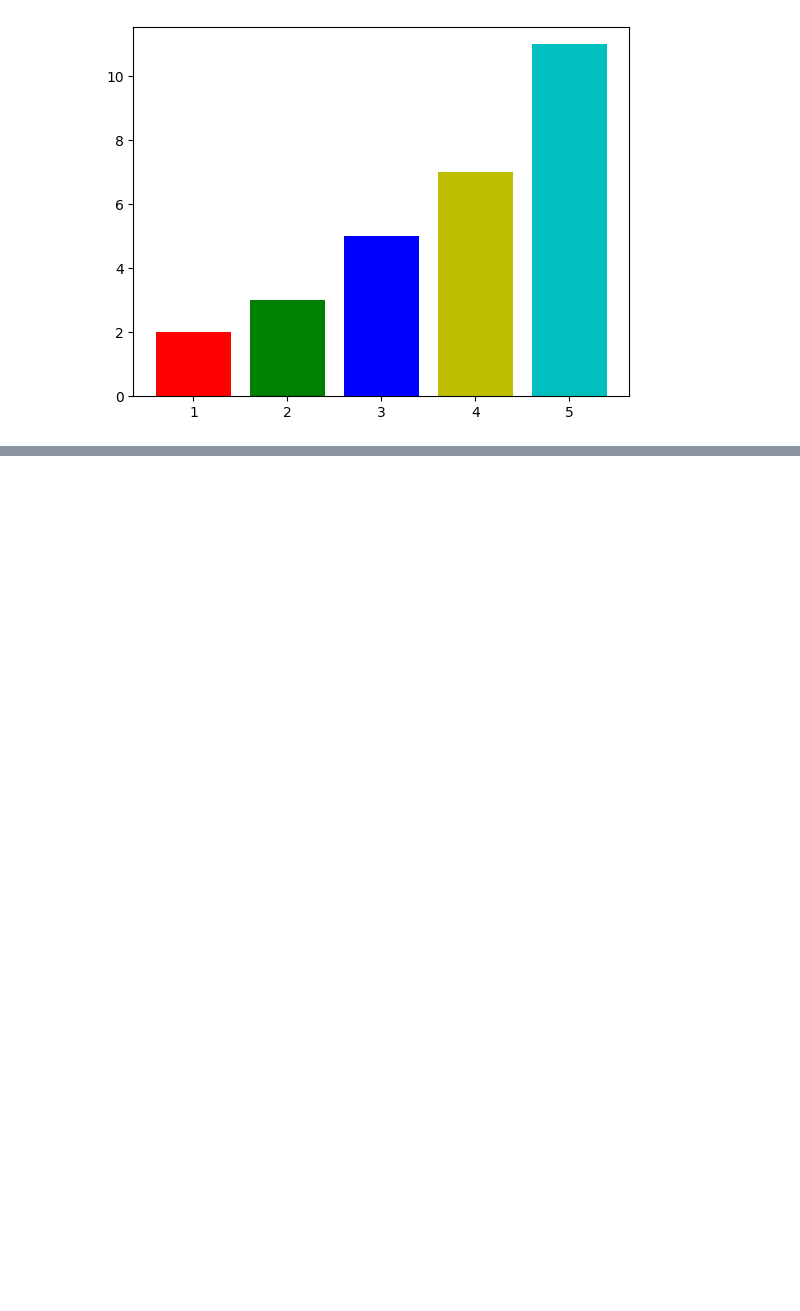
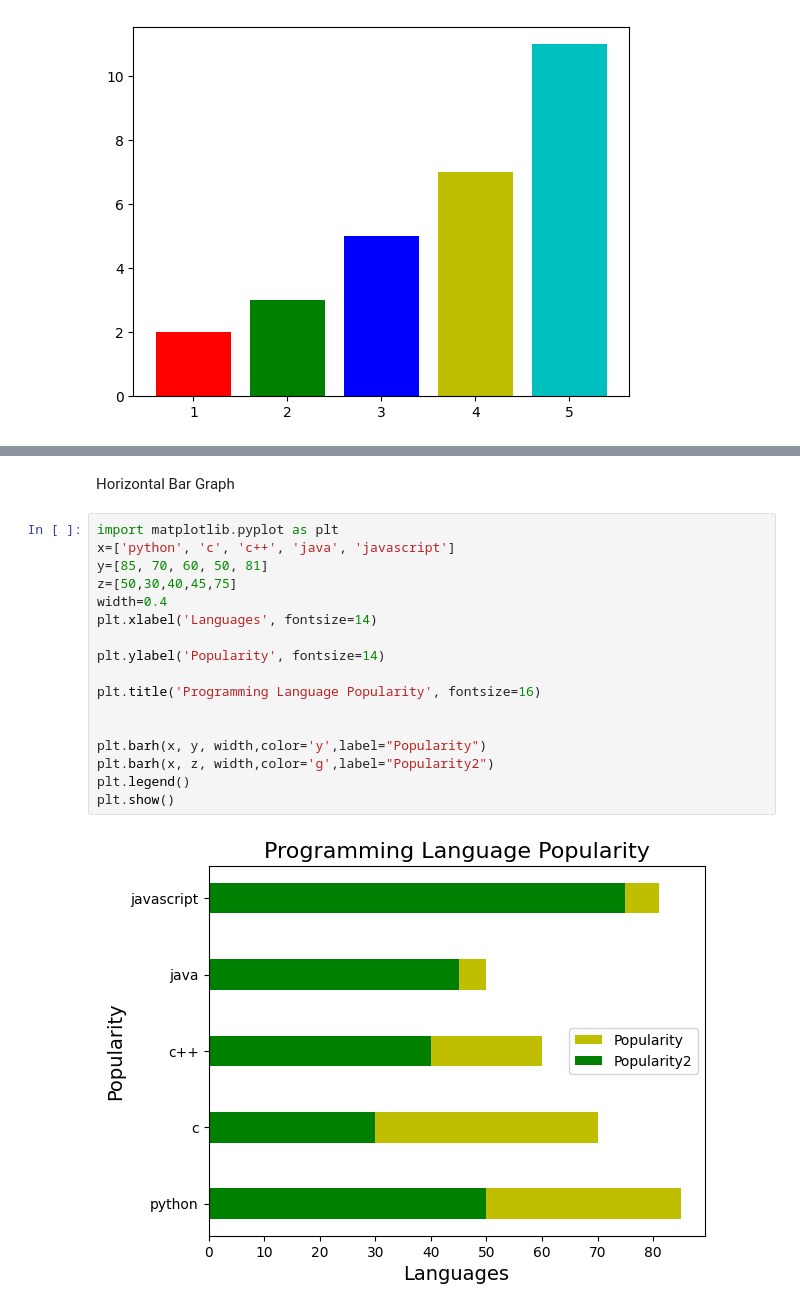
Before and after one commit to bijoybiswas21/Python, a Jupyter notebook: Python Ai/Matplotlib/mat.ipynb, the cells around one changed output, grey strips where cells are left out. Saved outputs shown, nothing was run; the diff lists cells and outputs as text; blank space fills up the shorter version.

```diff
--- a/Python Ai/Matplotlib/mat.ipynb
+++ b/Python Ai/Matplotlib/mat.ipynb
@@ -172,0 +249,21 @@ plt.show()
+# %% [markdown]
+ Horizontal Bar Graph
+# %%
+import matplotlib.pyplot as plt
+x=['python', 'c', 'c++', 'java', 'javascript']
+y=[85, 70, 60, 50, 81]
+z=[50,30,40,45,75]
+width=0.4
+plt.xlabel('Languages', fontsize=14)
+
+plt.ylabel('Popularity', fontsize=14)
+
+plt.title('Programming Language Popularity', fontsize=16)
+
+
+plt.barh(x, y, width,color='y',label="Popularity")
+plt.barh(x, z, width,color='g',label="Popularity2")
+plt.legend()
+plt.show()
+# %% [output]
+[figure, added]
```
Also changed, not shown: parts of 9 cells of this notebook, 1 other file.
